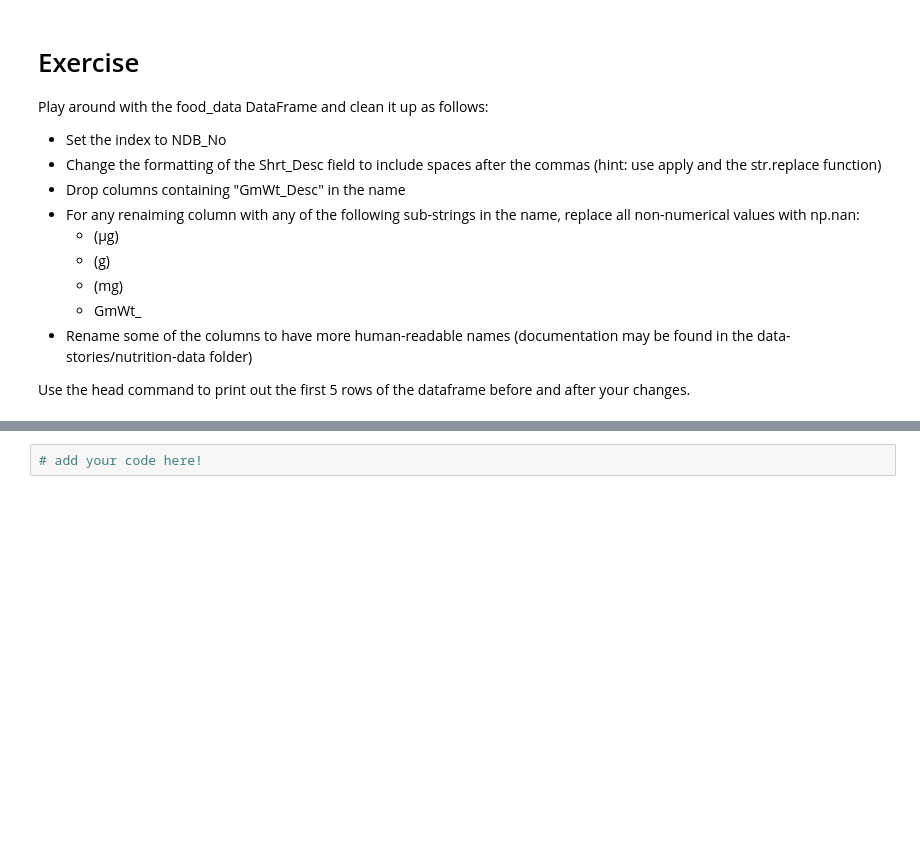
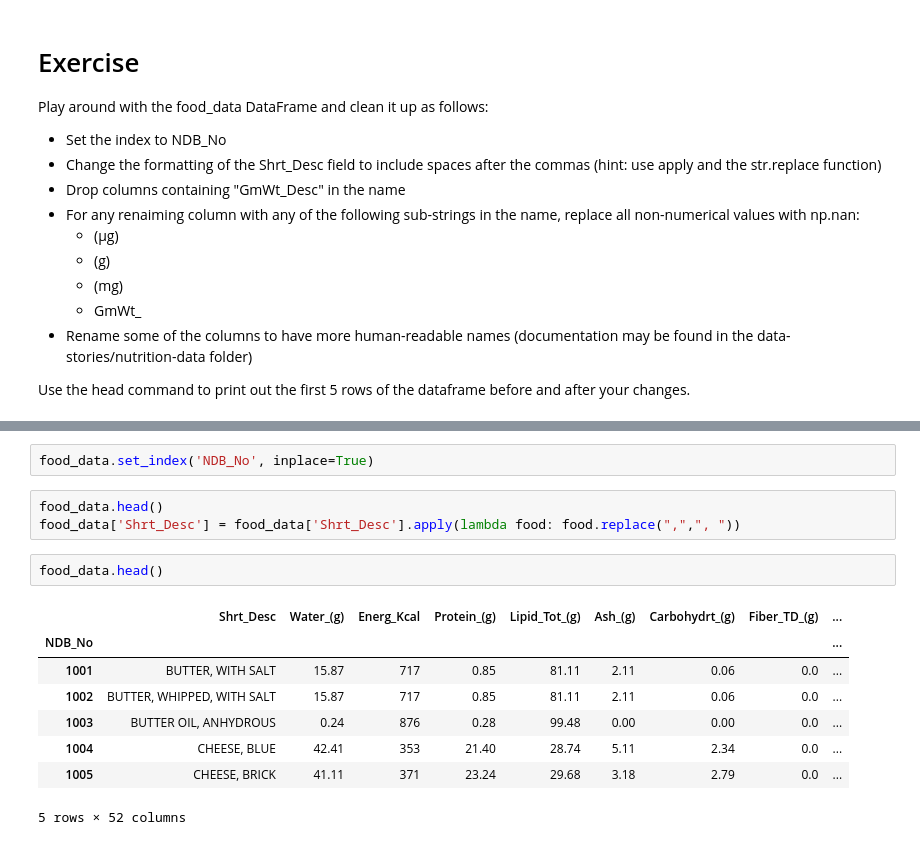
Before and after one commit to ContextLab/storytelling-with-data, a Jupyter notebook: slides/data_wrangling_with_pandas.ipynb, the cells around one changed output, grey strips where cells are left out. Saved outputs shown, nothing was run; the diff lists cells and outputs as text; blank space fills up the shorter version.

```diff
--- a/slides/data_wrangling_with_pandas.ipynb
+++ b/slides/data_wrangling_with_pandas.ipynb
@@ -121,2 +130,16 @@ food_data = pd.read_excel('../data-stories/nutrition-data/food_data.xlsx')
-# %%
-# add your code here!
+# %%
+food_data.set_index('NDB_No', inplace=True)
+# %%
+food_data.head()
+food_data['Shrt_Desc'] = food_data['Shrt_Desc'].apply(lambda food: food.replace(",",", "))
+# %%
+food_data.head()
+# %% [output]
+|  | Shrt_Desc | Water_(g) | Energ_Kcal | Protein_(g) | Lipid_Tot_(g) | Ash_(g) | Carbohydrt_(g) | Fiber_TD_(g) | ... |
+| NDB_No |  |  |  |  |  |  |  |  | ... |
+| 1001 | BUTTER, WITH SALT | 15.87 | 717 | 0.85 | 81.11 | 2.11 | 0.06 | 0.0 | ... |
+| 1002 | BUTTER, WHIPPED, WITH SALT | 15.87 | 717 | 0.85 | 81.11 | 2.11 | 0.06 | 0.0 | ... |
+| 1003 | BUTTER OIL, ANHYDROUS | 0.24 | 876 | 0.28 | 99.48 | 0.00 | 0.00 | 0.0 | ... |
+| 1004 | CHEESE, BLUE | 42.41 | 353 | 21.40 | 28.74 | 5.11 | 2.34 | 0.0 | ... |
+| 1005 | CHEESE, BRICK | 41.11 | 371 | 23.24 | 29.68 | 3.18 | 2.79 | 0.0 | ... |
+5 rows × 52 columns
```
Also changed, not shown: parts of 1 cell of this notebook, 1 other file.
